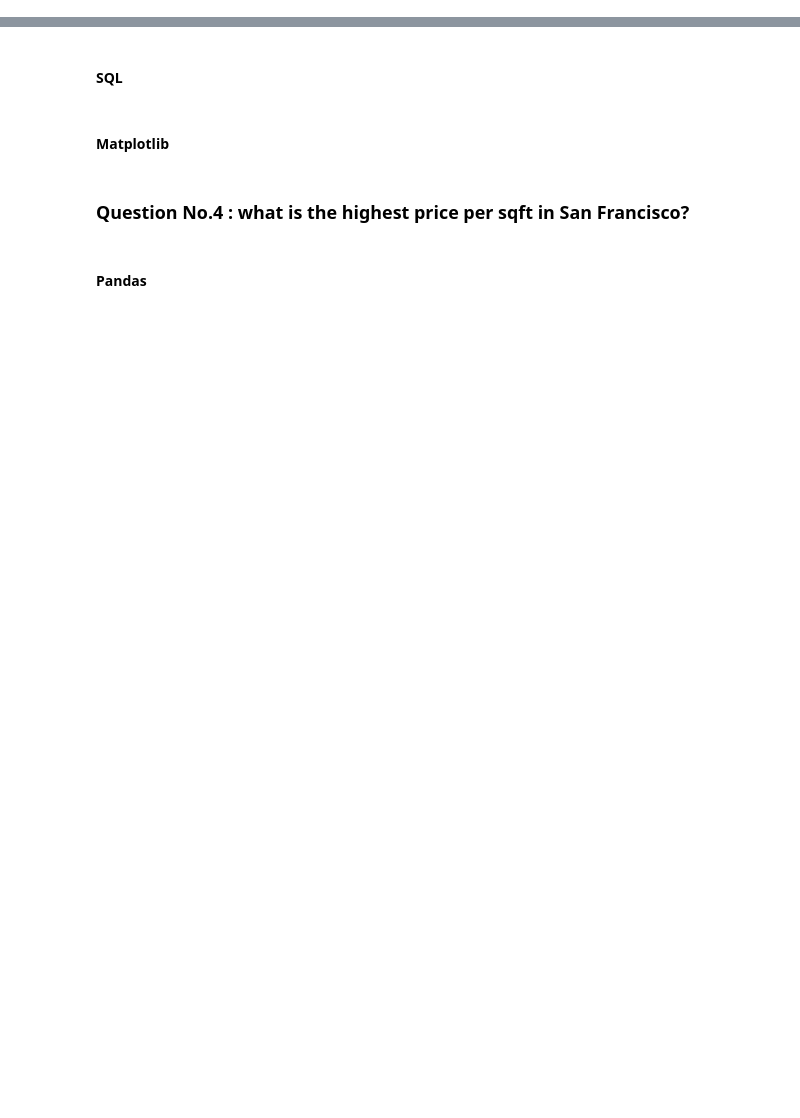
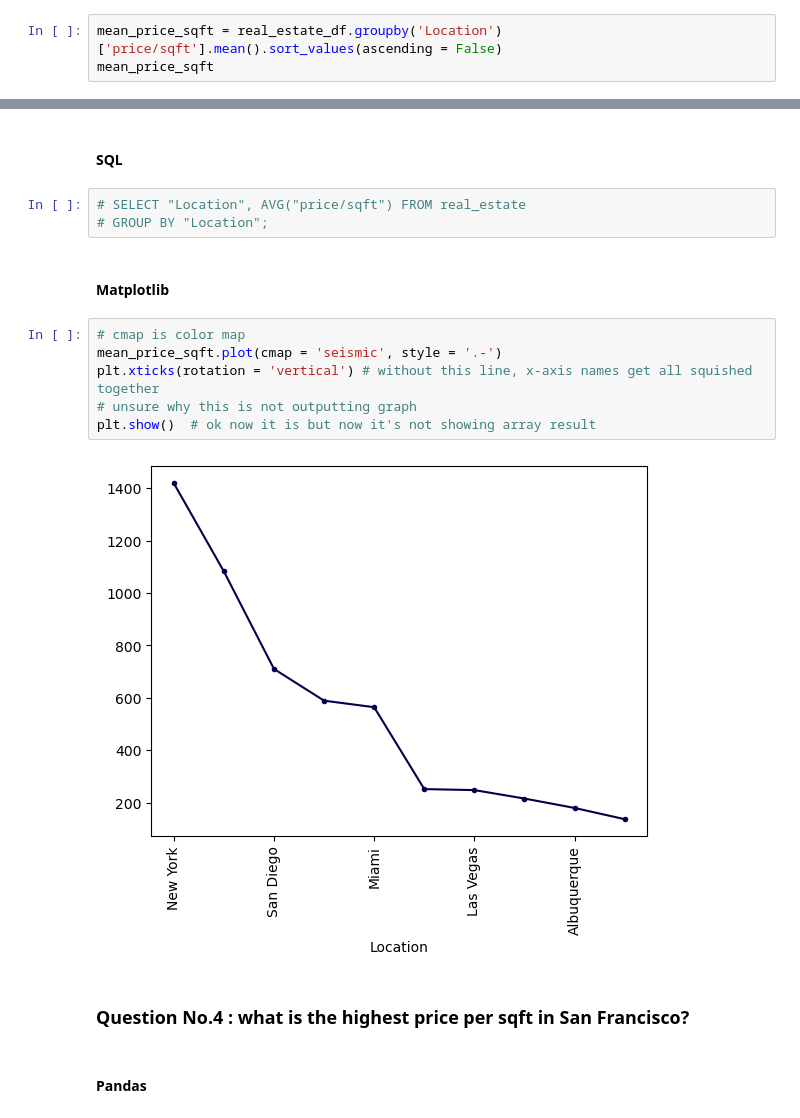
Before and after one commit to Ugi77/projects, a Jupyter notebook: RealEstate/RealEstateDataAnalysis.ipynb, the cells around one changed output, grey strips where cells are left out. Saved outputs shown, nothing was run; the diff lists cells and outputs as text; blank space fills up the shorter version.

```diff
--- a/RealEstate/RealEstateDataAnalysis.ipynb
+++ b/RealEstate/RealEstateDataAnalysis.ipynb
@@ -86,3 +146,6 @@ real_estate_df.to_sql('real_estate', engine)
 ### Question No.3 : What is the mean price per sqft for each(!) location?
 # %% [markdown]
 #### Pandas
+# %%
+mean_price_sqft = real_estate_df.groupby('Location')['price/sqft'].mean().sort_values(ascending = False)
+mean_price_sqft
@@ -89,7 +165,18 @@ real_estate_df.to_sql('real_estate', engine)
 # %% [markdown]
 #### SQL
+# %%
+# SELECT "Location", AVG("price/sqft") FROM real_estate
+# GROUP BY "Location";
 # %% [markdown]
 #### Matplotlib
+# %%
+# cmap is color map
+mean_price_sqft.plot(cmap = 'seismic', style = '.-')
+plt.xticks(rotation = 'vertical') # without this line, x-axis names get all squished together
+# unsure why this is not outputting graph
+plt.show()  # ok now it is but now it's not showing array result
+# %% [output]
+[figure, added]
 # %% [markdown]
 ### Question No.4 : what is the highest price per sqft in San Francisco?
 # %% [markdown]
```
Also changed, not shown: parts of 30 cells of this notebook.
